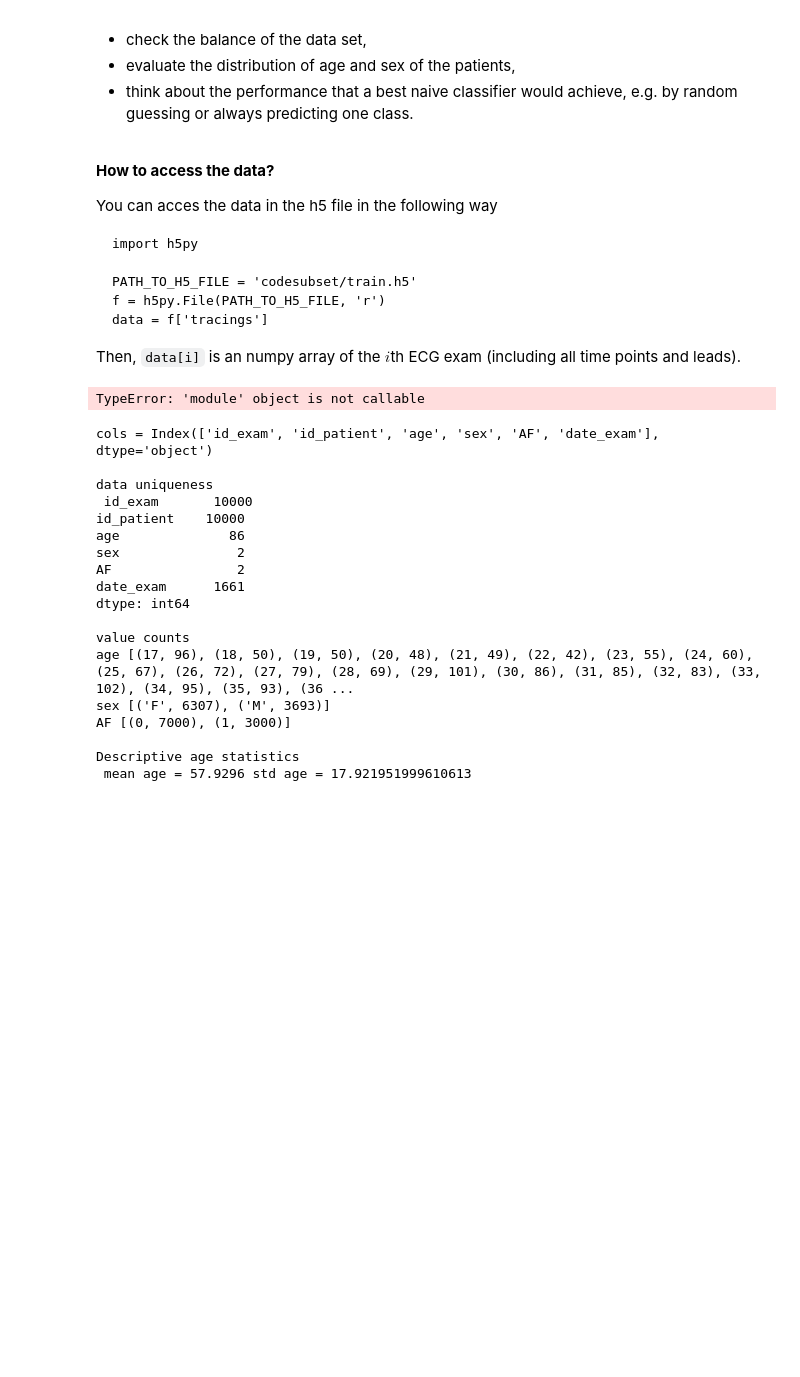
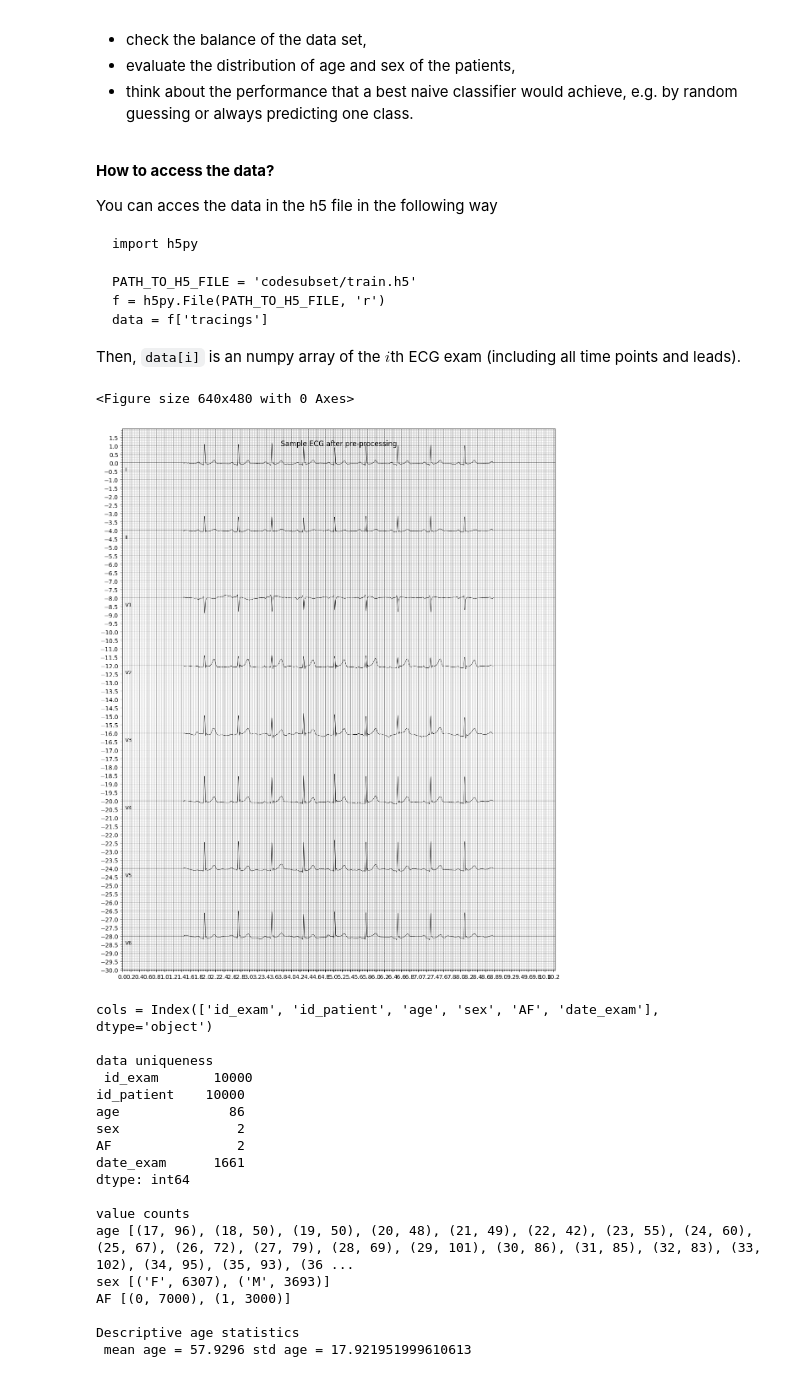
Before and after one commit to wmeijer221/wasp-assignmen-af-classification, a Jupyter notebook: assignment_ecg_classification.ipynb, the cells around one changed output. Saved outputs shown, nothing was run; the diff lists cells and outputs as text; code cells hidden in the pictures; blank space fills up the shorter version.

```diff
--- a/assignment_ecg_classification.ipynb
+++ b/assignment_ecg_classification.ipynb
@@ -211,15 +211,16 @@ PATH_TO_H5_FILE = 'codesubset/train.h5'
 f = h5py.File(PATH_TO_H5_FILE, 'r')
 data = f['tracings']
 # %%
-# ECG plot
+# Visualization of an ECG data entry.
 plt.figure()
 lead = ['I', 'II', 'V1', 'V2', 'V3', 'V4', 'V5', 'V6']
-ecg_plot.plot(ecg_sample, sample_rate=sample_rate, style='bw', row_height=8, lead_index=lead, columns=1, title='Sample ECG after pre-processing')
+vis_data = data[2815, :, :]
+vis_data = vis_data.T
+ecg_plot.plot(vis_data, sample_rate=sample_rate, style='bw', row_height=8, lead_index=lead, columns=1, title='Sample ECG after pre-processing')
 plt.show()
-
-ecg_plot(data[0,:,:])
 # %% [output]
-TypeError: 'module' object is not callable
+<Figure size 640x480 with 0 Axes>
+[figure, added]
 # %%
 # Analysis of auxiliary file.
 
```
Also changed, not shown: parts of 1 cell of this notebook.
